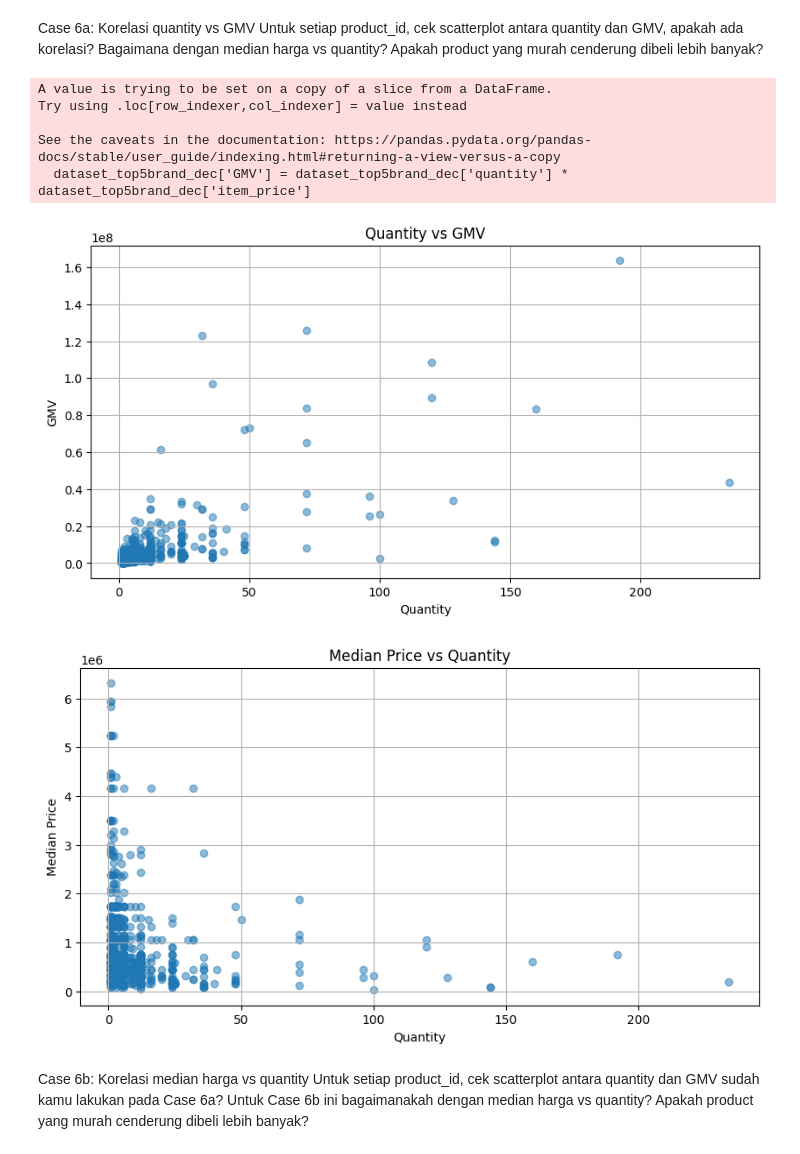
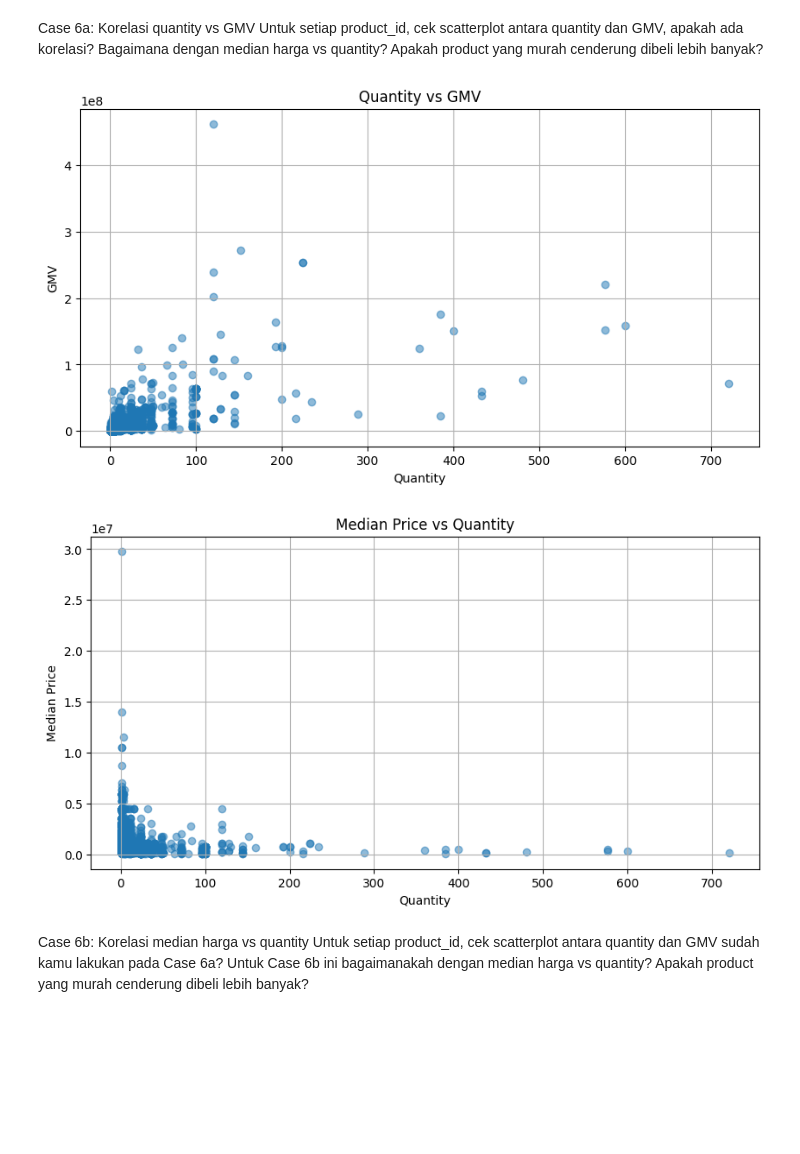
Before and after one commit to VijjaSetiadi/Project-1-G211220098, a Jupyter notebook: MiniProject_G_211_22_0098.ipynb, the cells around one changed output. Drawn from its saved outputs; the diff is of its cells as text; code cells hidden in the pictures; blank space fills up the shorter version.

```diff
--- a/MiniProject_G_211_22_0098.ipynb
+++ b/MiniProject_G_211_22_0098.ipynb
@@ -234,38 +234,33 @@ median harga vs quantity? Apakah product yang murah cenderung dibeli lebih banya
 # %%
 """ Menghitung GMV """
 
-dataset_top5brand_dec['GMV'] = dataset_top5brand_dec['quantity'] * dataset_top5brand_dec['item_price']
+dataset['GMV'] = dataset['quantity'] * dataset['item_price']
 
 """ Membuat scatter plot quantity vs GMV """
 plt.figure(figsize=(10, 5))
-plt.scatter(dataset_top5brand_dec['quantity'], dataset_top5brand_dec['GMV'], alpha=0.5)
+plt.scatter(dataset['quantity'], dataset['GMV'], alpha=0.5)
 
 plt.title('Quantity vs GMV')
 plt.xlabel('Quantity')
 plt.ylabel('GMV')
 
 plt.grid(True)
 plt.show()
 
 """ median harga per product_id """
-median = dataset_top5brand_dec.groupby('product_id')['item_price'].median()
+median = dataset.groupby('product_id')['item_price'].median()
 
 """ scatter plot median harga vs quantity """
 plt.figure(figsize=(10, 5))
-plt.scatter(dataset_top5brand_dec['quantity'], median[dataset_top5brand_dec['product_id']], alpha=0.5)
+plt.scatter(dataset['quantity'], median[dataset['product_id']], alpha=0.5)
 plt.title('Median Price vs Quantity')
 plt.xlabel('Quantity')
 plt.ylabel('Median Price')
 plt.grid(True)
 plt.show()
 # %% [output]
-A value is trying to be set on a copy of a slice from a DataFrame.
-Try using .loc[row_indexer,col_indexer] = value instead
-
-See the caveats in the documentation: https://pandas.pydata.org/pandas-docs/stable/user_guide/indexing.html#returning-a-view-versus-a-copy
-  dataset_top5brand_dec['GMV'] = dataset_top5brand_dec['quantity'] * dataset_top5brand_dec['item_price']
-[figure, old version]
+[figure, new version]
-[figure, old version]
+[figure, new version]
 # %% [markdown]
 Case 6b: Korelasi median harga vs quantity
 Untuk setiap product_id, cek scatterplot antara quantity dan GMV sudah kamu lakukan pada Case 6a? Untuk Case
```
